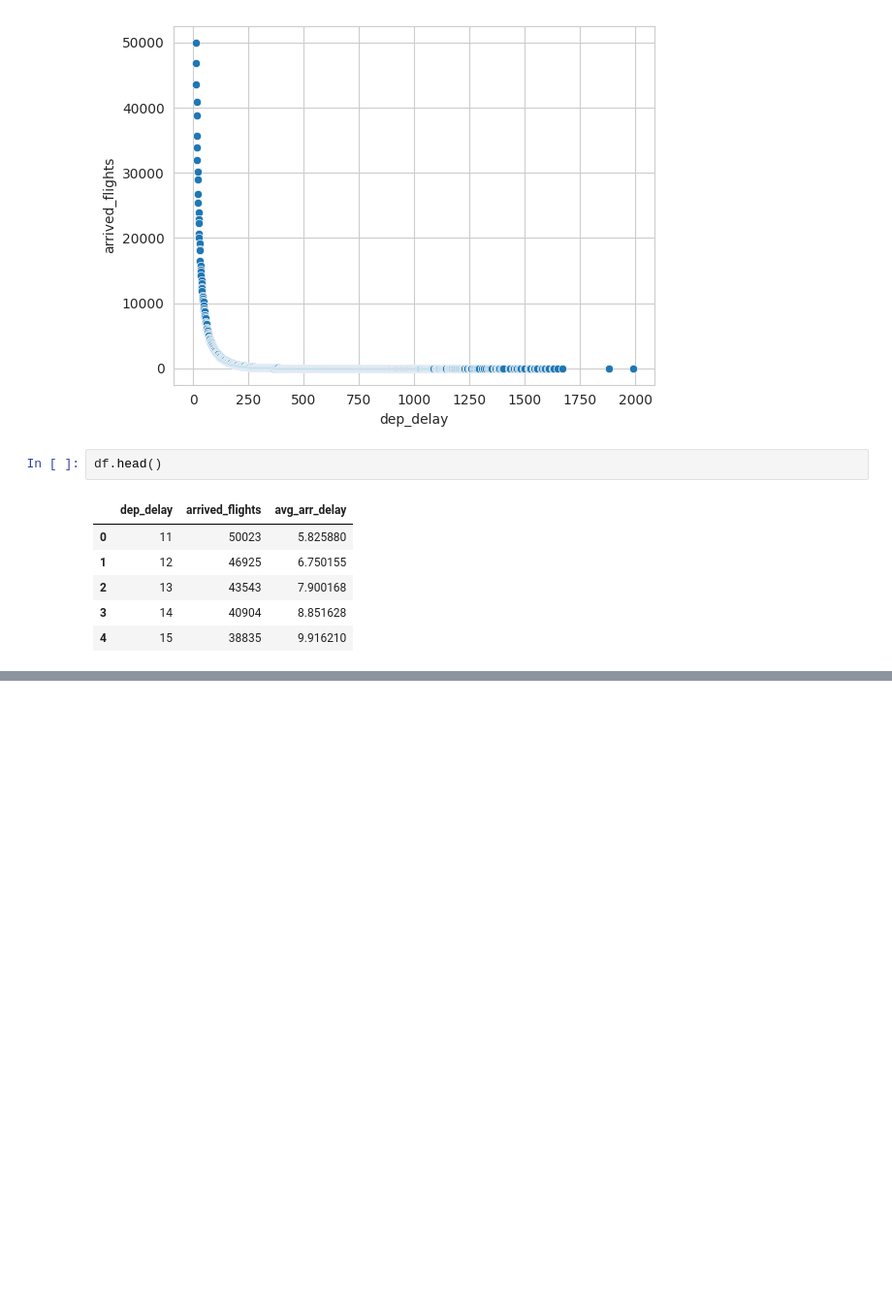
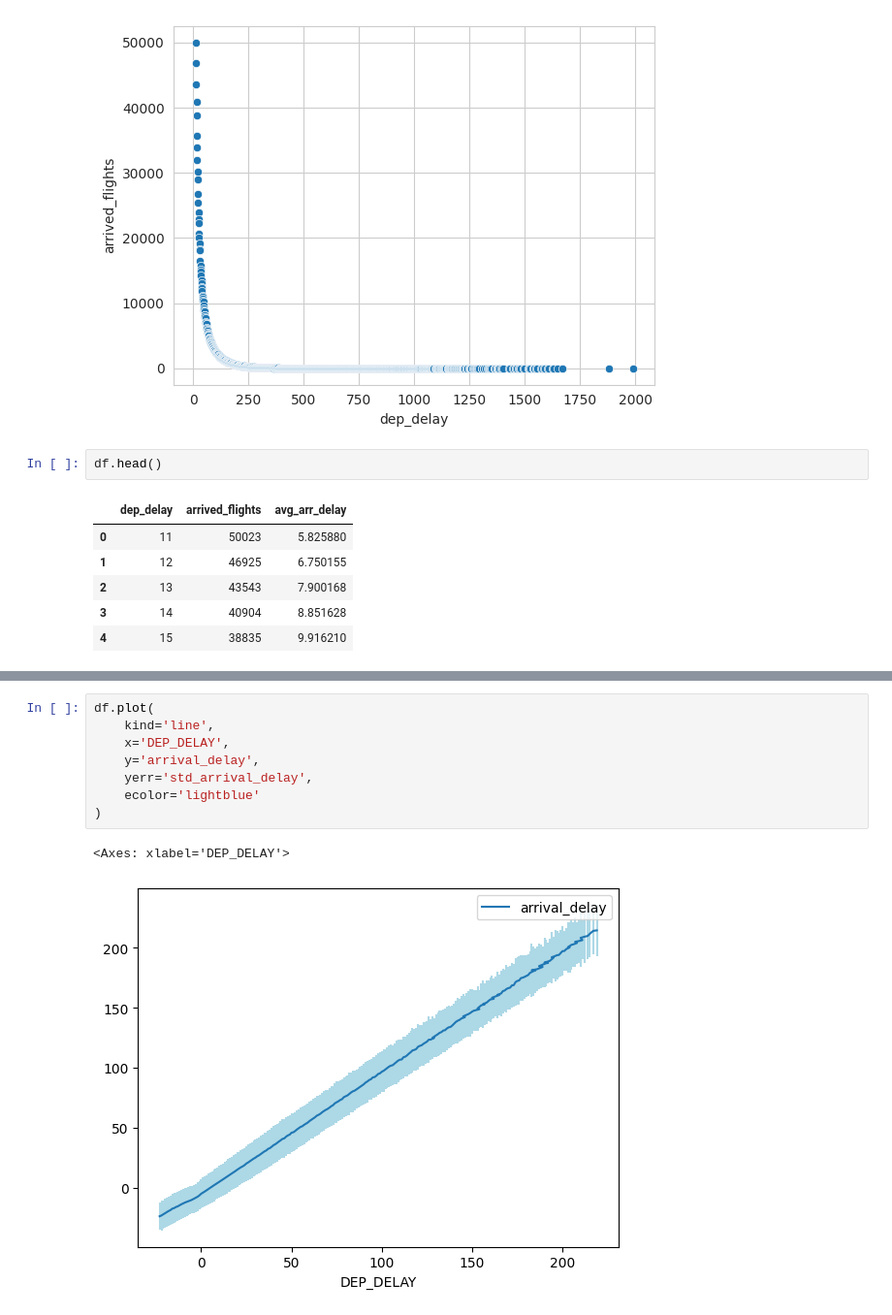
Before and after one commit to yuwtennis/ds-flights-eda, a Jupyter notebook: flights.ipynb, the cells around one changed output, grey strips where cells are left out. Shown at 97% size. Cells and saved outputs as stored; diff of their text form; blank space fills up the shorter version.

```diff
--- a/flights.ipynb
+++ b/flights.ipynb
@@ -169,0 +224,11 @@ df.head()
+# %%
+df.plot(
+    kind='line',
+    x='DEP_DELAY',
+    y='arrival_delay',
+    yerr='std_arrival_delay',
+    ecolor='lightblue'
+)
+# %% [output]
+<Axes: xlabel='DEP_DELAY'>
+[figure, added]
```
Also changed, not shown: parts of 6 cells of this notebook.
